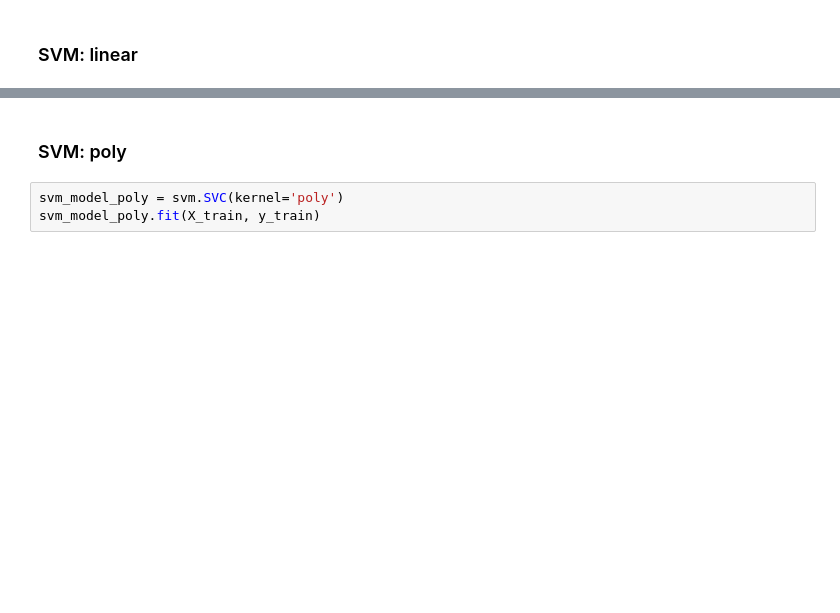
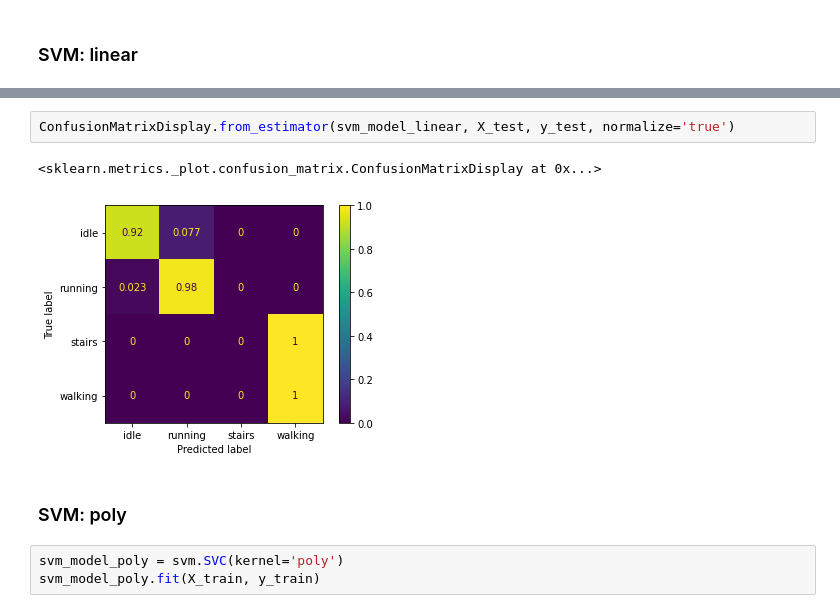
Before and after one commit to migueldemollet/Activity-Recognition, a Jupyter notebook: result.ipynb, the cells around one changed output, grey strips where cells are left out. Drawn from its saved outputs; the diff is of its cells as text; blank space fills up the shorter version.

```diff
--- a/result.ipynb
+++ b/result.ipynb
@@ -281,3 +295,8 @@ No se puede evalaur este modelo ya que el tiempo de entrenamiento es muy largo
+# %%
+ConfusionMatrixDisplay.from_estimator(svm_model_linear, X_test, y_test, normalize='true')
+# %% [output]
+<sklearn.metrics._plot.confusion_matrix.ConfusionMatrixDisplay at 0x...>
+[figure, added]
 # %% [markdown]
 ### SVM: poly
 # %%
```
Also changed, not shown: parts of 30 cells of this notebook.
